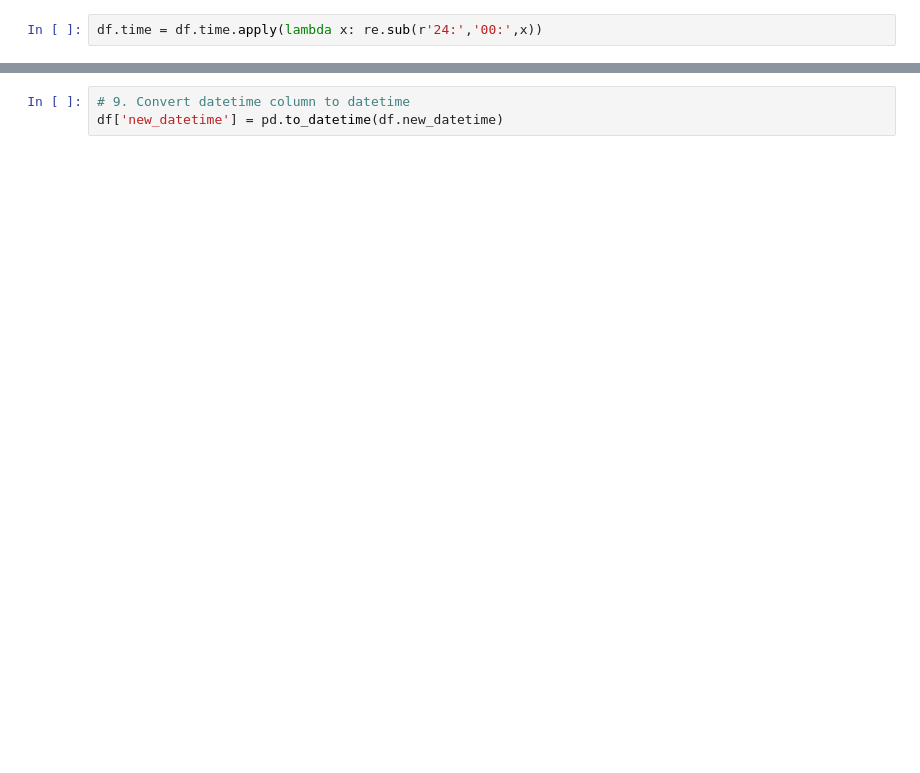
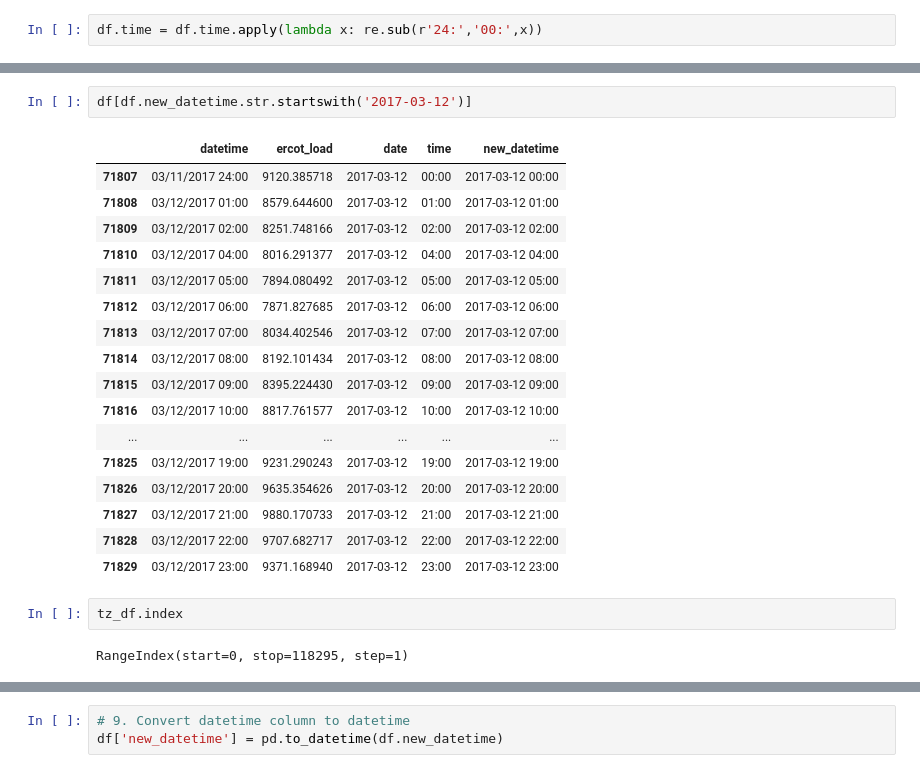
Before and after one commit to energy-demand-forecast/energy_demand_forecast, a Jupyter notebook: cayt_workspace/datetime_scratch.ipynb, the cells around one changed output, grey strips where cells are left out. Drawn from its saved outputs; the diff is of its cells as text; blank space fills up the shorter version.

Commit message:
time zone fixing work and updated csv

```diff
--- a/cayt_workspace/datetime_scratch.ipynb
+++ b/cayt_workspace/datetime_scratch.ipynb
@@ -386,0 +387,24 @@ df
+# %%
+df[df.new_datetime.str.startswith('2017-03-12')]
+# %% [output]
+|  | datetime | ercot_load | date | time | new_datetime |
+| 71807 | 03/11/2017 24:00 | 9120.385718 | 2017-03-12 | 00:00 | 2017-03-12 00:00 |
+| 71808 | 03/12/2017 01:00 | 8579.644600 | 2017-03-12 | 01:00 | 2017-03-12 01:00 |
+| 71809 | 03/12/2017 02:00 | 8251.748166 | 2017-03-12 | 02:00 | 2017-03-12 02:00 |
+| 71810 | 03/12/2017 04:00 | 8016.291377 | 2017-03-12 | 04:00 | 2017-03-12 04:00 |
+| 71811 | 03/12/2017 05:00 | 7894.080492 | 2017-03-12 | 05:00 | 2017-03-12 05:00 |
+| 71812 | 03/12/2017 06:00 | 7871.827685 | 2017-03-12 | 06:00 | 2017-03-12 06:00 |
+| 71813 | 03/12/2017 07:00 | 8034.402546 | 2017-03-12 | 07:00 | 2017-03-12 07:00 |
+| 71814 | 03/12/2017 08:00 | 8192.101434 | 2017-03-12 | 08:00 | 2017-03-12 08:00 |
+| 71815 | 03/12/2017 09:00 | 8395.224430 | 2017-03-12 | 09:00 | 2017-03-12 09:00 |
+| 71816 | 03/12/2017 10:00 | 8817.761577 | 2017-03-12 | 10:00 | 2017-03-12 10:00 |
+| ... | ... | ... | ... | ... | ... |
+| 71825 | 03/12/2017 19:00 | 9231.290243 | 2017-03-12 | 19:00 | 2017-03-12 19:00 |
+| 71826 | 03/12/2017 20:00 | 9635.354626 | 2017-03-12 | 20:00 | 2017-03-12 20:00 |
+| 71827 | 03/12/2017 21:00 | 9880.170733 | 2017-03-12 | 21:00 | 2017-03-12 21:00 |
+| 71828 | 03/12/2017 22:00 | 9707.682717 | 2017-03-12 | 22:00 | 2017-03-12 22:00 |
+| 71829 | 03/12/2017 23:00 | 9371.168940 | 2017-03-12 | 23:00 | 2017-03-12 23:00 |
+# %%
+tz_df.index
+# %% [output]
+RangeIndex(start=0, stop=118295, step=1)
```
Also changed, not shown: parts of 96 cells of this notebook, 8 other files.
